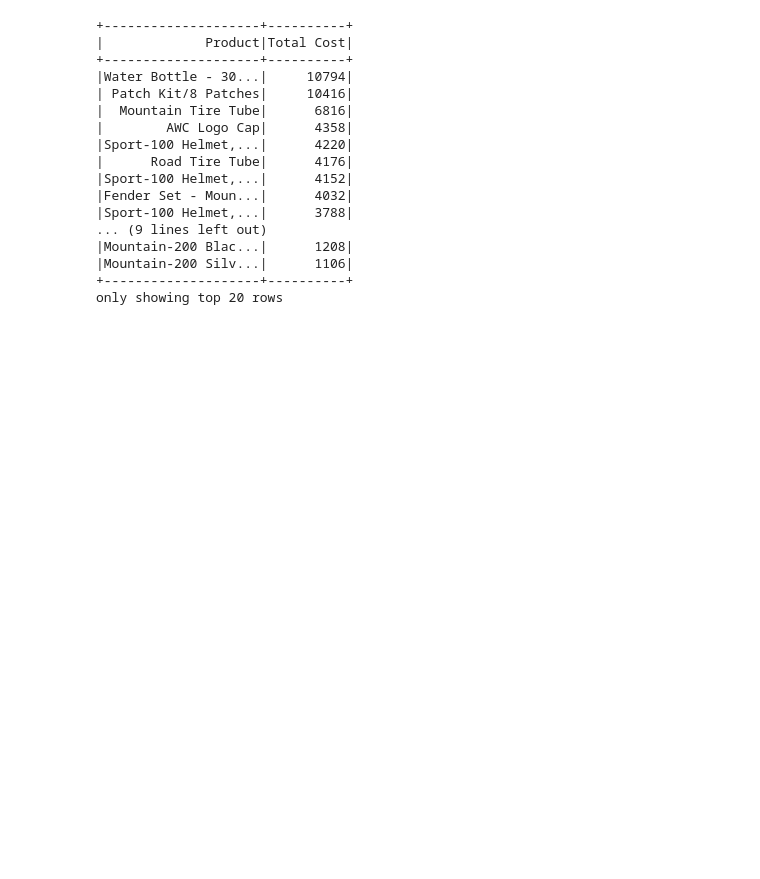
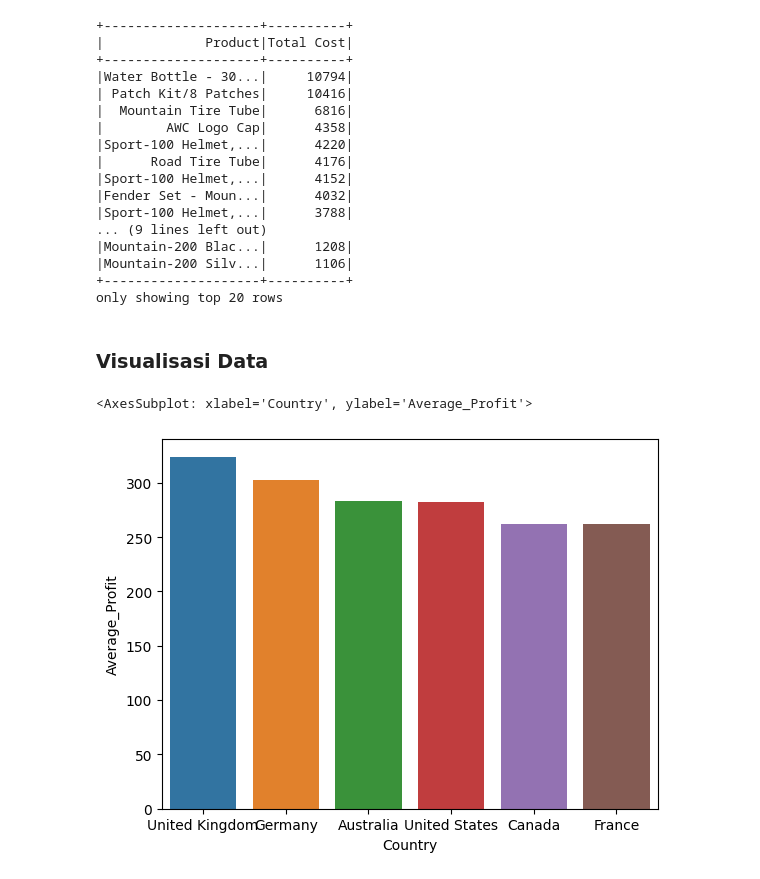
Before and after one commit to dindadinho93/Spark-Exercise, a Jupyter notebook: spark_data_sales.ipynb, the cells around one changed output. Drawn from its saved outputs; the diff is of its cells as text; code cells hidden in the pictures; blank space fills up the shorter version.

```diff
--- a/spark_data_sales.ipynb
+++ b/spark_data_sales.ipynb
@@ -145,3 +145,5 @@ df.groupBy('Product').agg(count('Unit_Cost').alias('Total Cost')).orderBy(desc('
 |Mountain-200 Silv...|      1106|
 +--------------------+----------+
 only showing top 20 rows
+# %% [markdown]
+### Visualisasi Data
@@ -147,0 +153,9 @@ only showing top 20 rows
+# %%
+df_avg_profit = df.groupBy('Country').agg(avg('Profit').alias('Average_Profit')).orderBy(desc('Average_Profit'))
+# %%
+df_avg_profit = df_avg_profit.toPandas()
+# %%
+sns.barplot(x='Country', y='Average_Profit', data=df_avg_profit)
+# %% [output]
+<AxesSubplot: xlabel='Country', ylabel='Average_Profit'>
+[figure, added]
```
Also changed, not shown: parts of 3 cells of this notebook.
